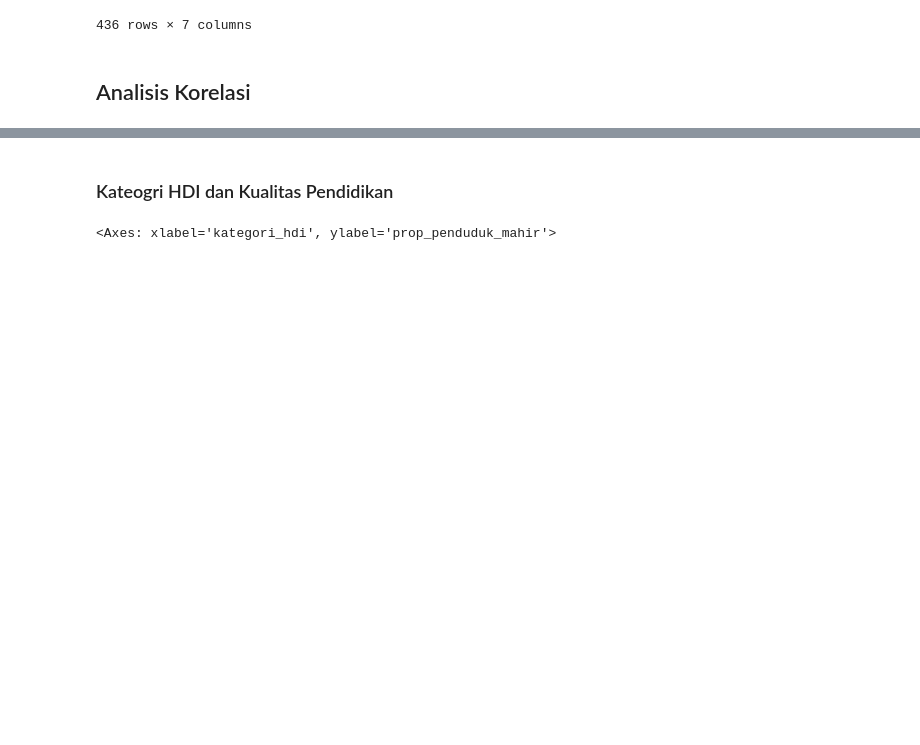
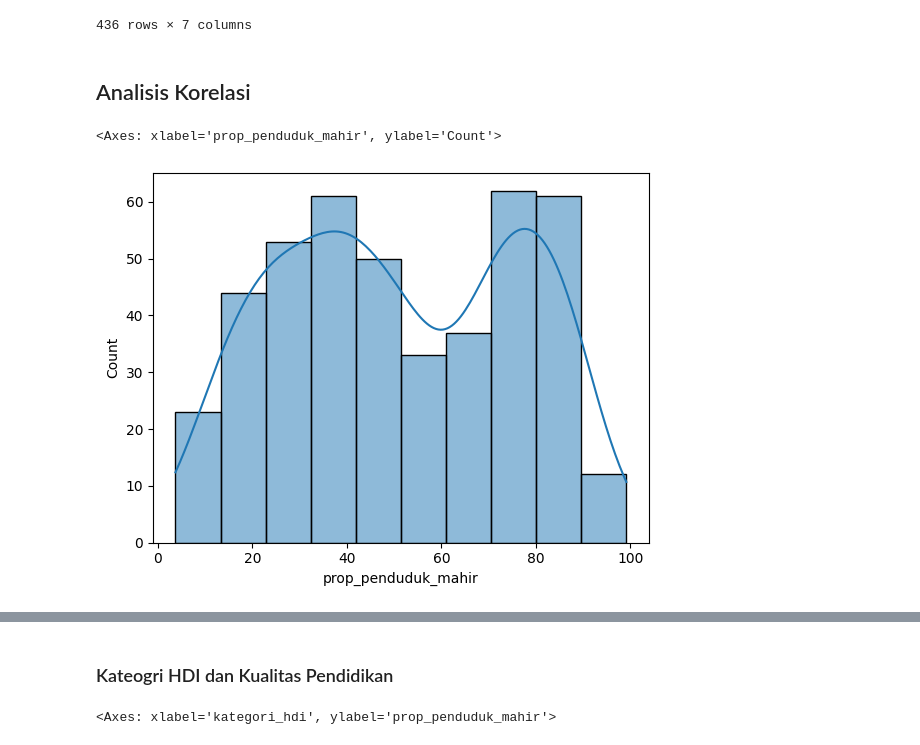
Before and after one commit to JayaWinata/DAC-IFest-2024-BukanWibu, a Jupyter notebook: SourceCode_DAC2024_BukanWibu.ipynb, the cells around one changed output, grey strips where cells are left out. Cells and saved outputs as stored; diff of their text form; code cells hidden in the pictures; blank space fills up the shorter version.

```diff
--- a/SourceCode_DAC2024_BukanWibu.ipynb
+++ b/SourceCode_DAC2024_BukanWibu.ipynb
@@ -222,3 +222,8 @@ df
 436 rows × 7 columns
 # %% [markdown]
 ## Analisis Korelasi
+# %%
+sns.histplot(df['prop_penduduk_mahir'], kde=True)
+# %% [output]
+<Axes: xlabel='prop_penduduk_mahir', ylabel='Count'>
+[figure, added]
```
Also changed, not shown: parts of 4 cells of this notebook.
